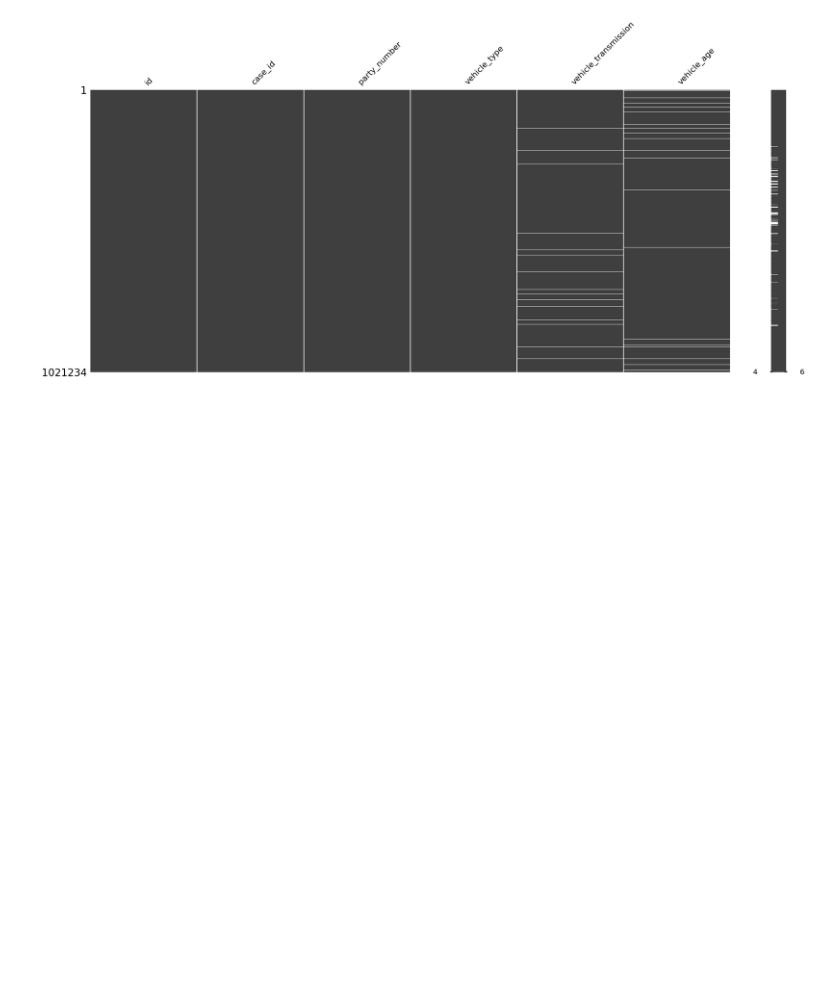
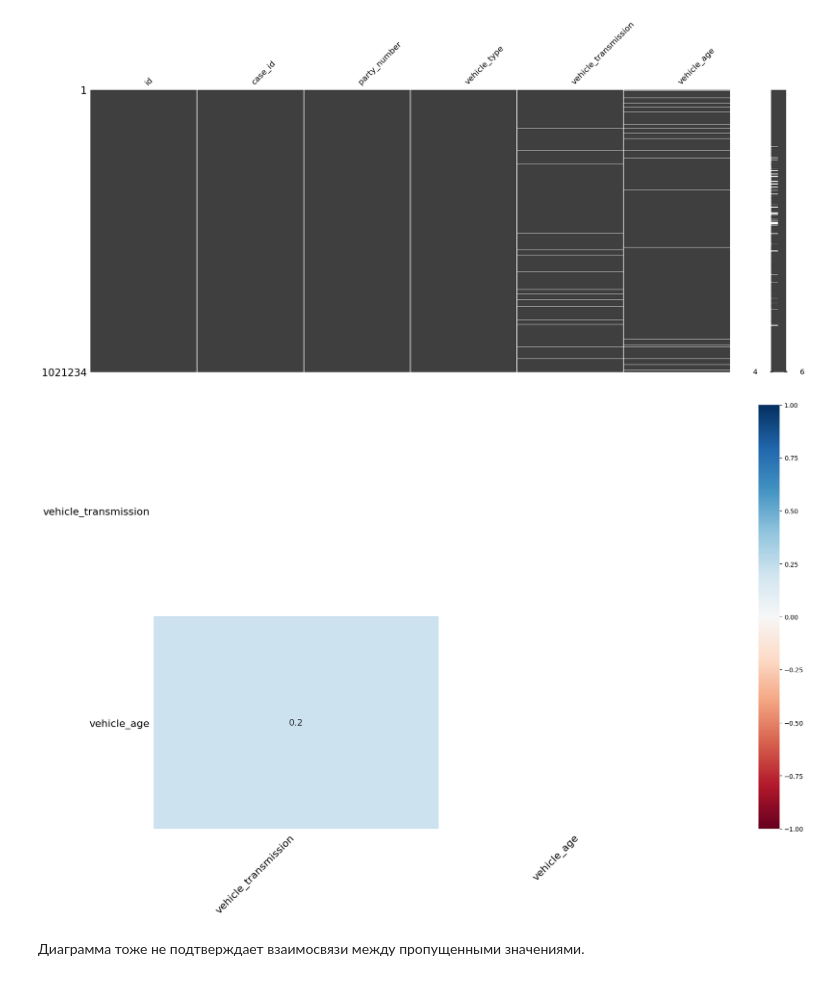
Before and after one commit to BelkaBoguto/pj_15, a Jupyter notebook: sborniy_boguto_v1.ipynb, the cells around one changed output. Saved outputs shown, nothing was run; the diff lists cells and outputs as text; code cells hidden in the pictures; blank space fills up the shorter version.

```diff
--- a/sborniy_boguto_v1.ipynb
+++ b/sborniy_boguto_v1.ipynb
@@ -181,3 +272,12 @@ memory usage: 46.7+ MB
 msno.matrix(df_vehicles);
 # %% [output]
 [figure]
+# %%
+# пожалуй, на взгляд зависимость не видна
+# проверим
+
+msno.heatmap(df_vehicles);
+# %% [output]
+[figure, added]
+# %% [markdown]
+Диаграмма тоже не подтверждает взаимосвязи между пропущенными значениями.
```
Also changed, not shown: parts of 75 cells of this notebook, 3 other files.
